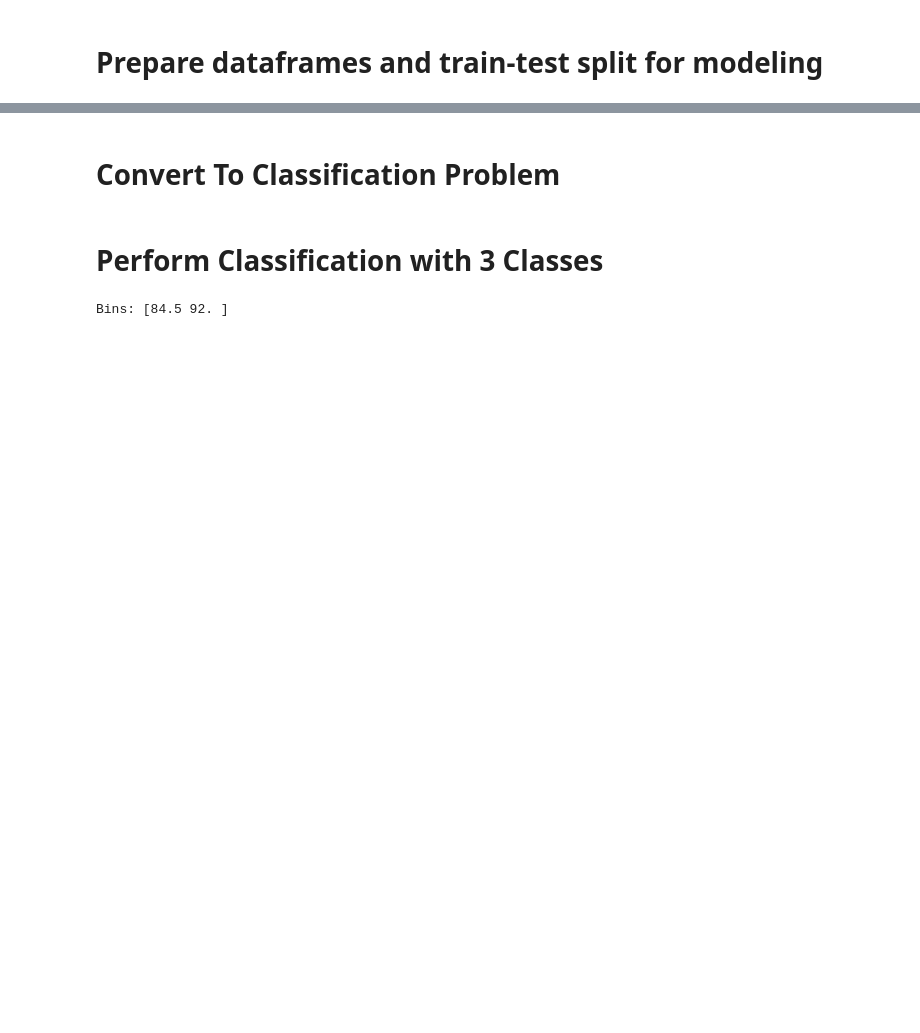
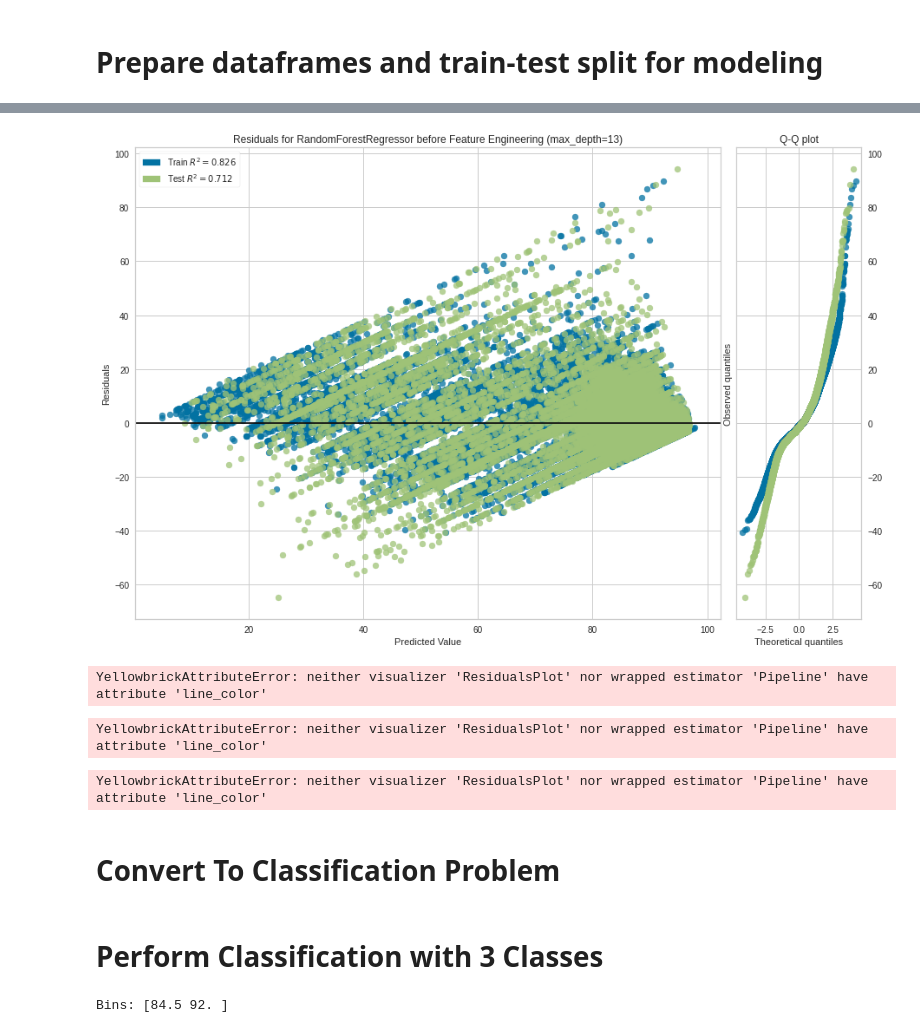
Before and after one commit to georgetown-analytics/student-outcomes, a Jupyter notebook: notebooks/feature_engineering_1.ipynb, the cells around one changed output, grey strips where cells are left out. Drawn from its saved outputs; the diff is of its cells as text; code cells hidden in the pictures; blank space fills up the shorter version.

```diff
--- a/notebooks/feature_engineering_1.ipynb
+++ b/notebooks/feature_engineering_1.ipynb
@@ -181,3 +214,16 @@ del clf
+# %%
+# View The Results of GridSearch CV
+clf.best_params_
+plot_title = "Residuals for RandomForestRegressor before Feature Engineering (max_depth=13)"
+residuals_plot(clf.best_estimator_, Xtrain, ytrain, Xtest, ytest,
+               hist=False, qqplot=True, size=(1080, 720), title=plot_title)
+# Known error here. Fine to continue executing notebook.
+# residuals_plot produces the figure we need but gives an unimportant error.
+# %% [output]
+[figure, added]
+YellowbrickAttributeError: neither visualizer 'ResidualsPlot' nor wrapped estimator 'Pipeline' have attribute 'line_color'
+YellowbrickAttributeError: neither visualizer 'ResidualsPlot' nor wrapped estimator 'Pipeline' have attribute 'line_color'
+YellowbrickAttributeError: neither visualizer 'ResidualsPlot' nor wrapped estimator 'Pipeline' have attribute 'line_color'
 # %% [markdown]
 # Convert To Classification Problem
 # %% [markdown]
```
Also changed, not shown: parts of 34 cells of this notebook, 27 other files.
